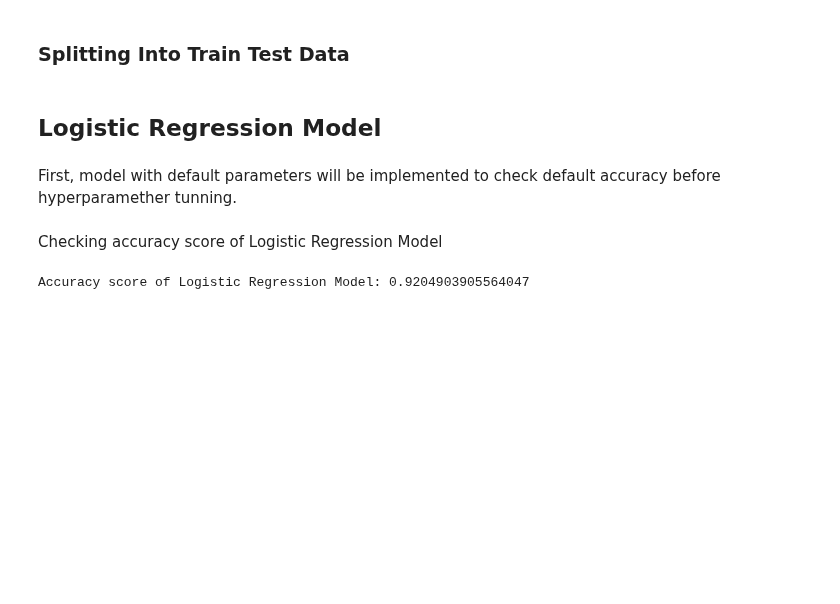
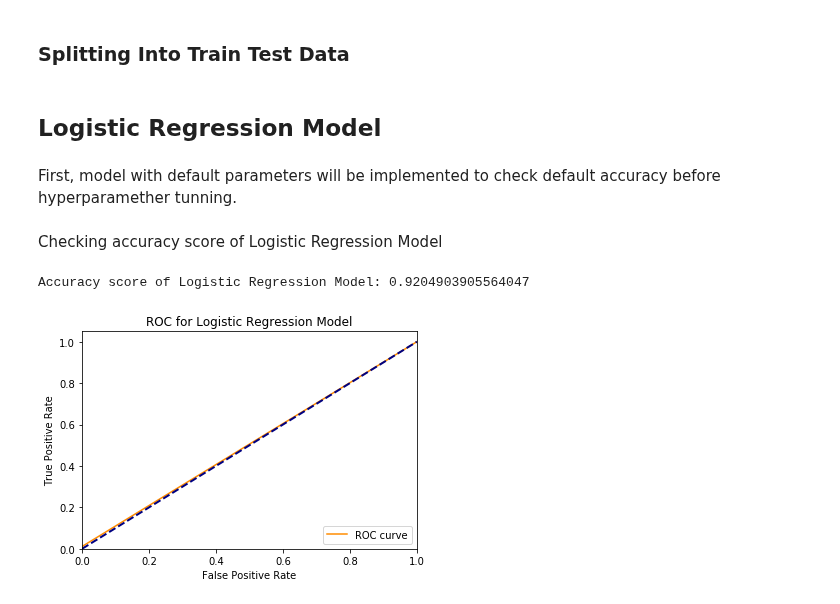
Before and after one commit to ASzwarc/HomeCreditDefaultRisk, a Jupyter notebook: HomeCreditDefaultRisk_Solution.ipynb, the cells around one changed output. Saved outputs shown, nothing was run; the diff lists cells and outputs as text; code cells hidden in the pictures; blank space fills up the shorter version.

```diff
--- a/HomeCreditDefaultRisk_Solution.ipynb
+++ b/HomeCreditDefaultRisk_Solution.ipynb
@@ -785,3 +788,7 @@ logistic_regression_score = accuracy_score(y_test, predicted_labels)
 print("Accuracy score of Logistic Regression Model: {}".format(logistic_regression_score))
 # %% [output]
 Accuracy score of Logistic Regression Model: 0.9204903905564047
+# %%
+plot_roc_curve_for_model(y_test, predicted_labels, "ROC for Logistic Regression Model")
+# %% [output]
+[figure, added]
```
Also changed, not shown: parts of 4 cells of this notebook.
